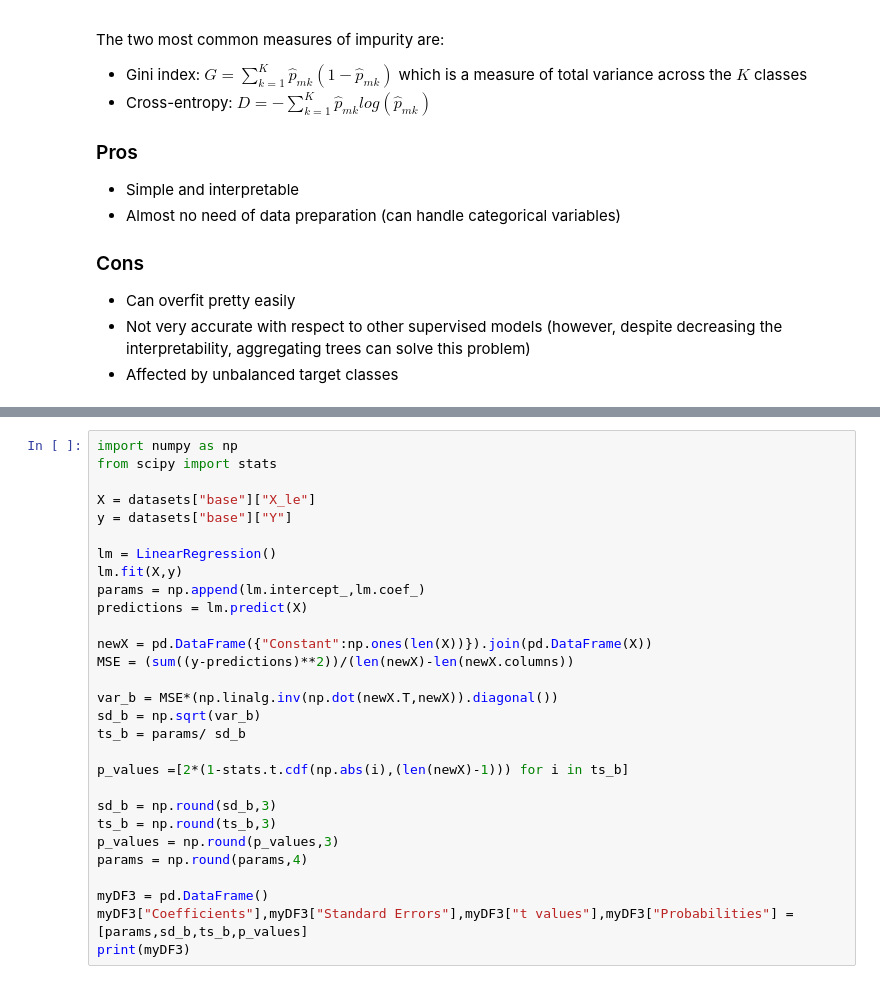
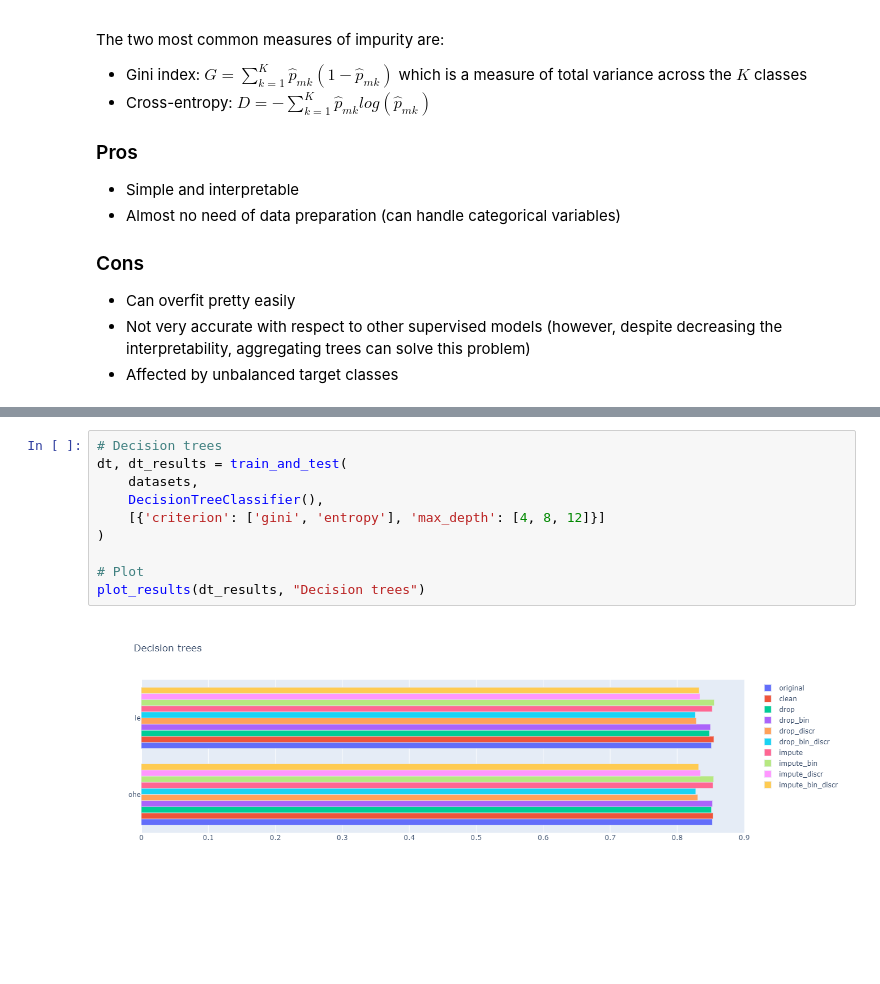
Before and after one commit to AndreaCossio/datasets-analysis, a Jupyter notebook: Census/Data_Classification.ipynb, the cells around one changed output, grey strips where cells are left out. Cells and saved outputs as stored; diff of their text form; blank space fills up the shorter version.

```diff
--- a/Census/Data_Classification.ipynb
+++ b/Census/Data_Classification.ipynb
@@ -407,29 +194,12 @@ datasets["drop_discr"]["X_train_ohe"]
-# %%
-import numpy as np
-from scipy import stats
-
-X = datasets["base"]["X_le"]
-y = datasets["base"]["Y"]
-
-lm = LinearRegression()
-lm.fit(X,y)
-params = np.append(lm.intercept_,lm.coef_)
-predictions = lm.predict(X)
-
-newX = pd.DataFrame({"Constant":np.ones(len(X))}).join(pd.DataFrame(X))
-MSE = (sum((y-predictions)**2))/(len(newX)-len(newX.columns))
-
-var_b = MSE*(np.linalg.inv(np.dot(newX.T,newX)).diagonal())
-sd_b = np.sqrt(var_b)
-ts_b = params/ sd_b
-
-p_values =[2*(1-stats.t.cdf(np.abs(i),(len(newX)-1))) for i in ts_b]
-
-sd_b = np.round(sd_b,3)
-ts_b = np.round(ts_b,3)
-p_values = np.round(p_values,3)
-params = np.round(params,4)
-
-myDF3 = pd.DataFrame()
-myDF3["Coefficients"],myDF3["Standard Errors"],myDF3["t values"],myDF3["Probabilities"] = [params,sd_b,ts_b,p_values]
-print(myDF3)
+# %%
+# Decision trees
+dt, dt_results = train_and_test(
+    datasets,
+    DecisionTreeClassifier(),
+    [{'criterion': ['gini', 'entropy'], 'max_depth': [4, 8, 12]}]
+)
+
+# Plot
+plot_results(dt_results, "Decision trees")
+# %% [output]
+[figure, added]
```
Also changed, not shown: parts of 17 cells of this notebook.
